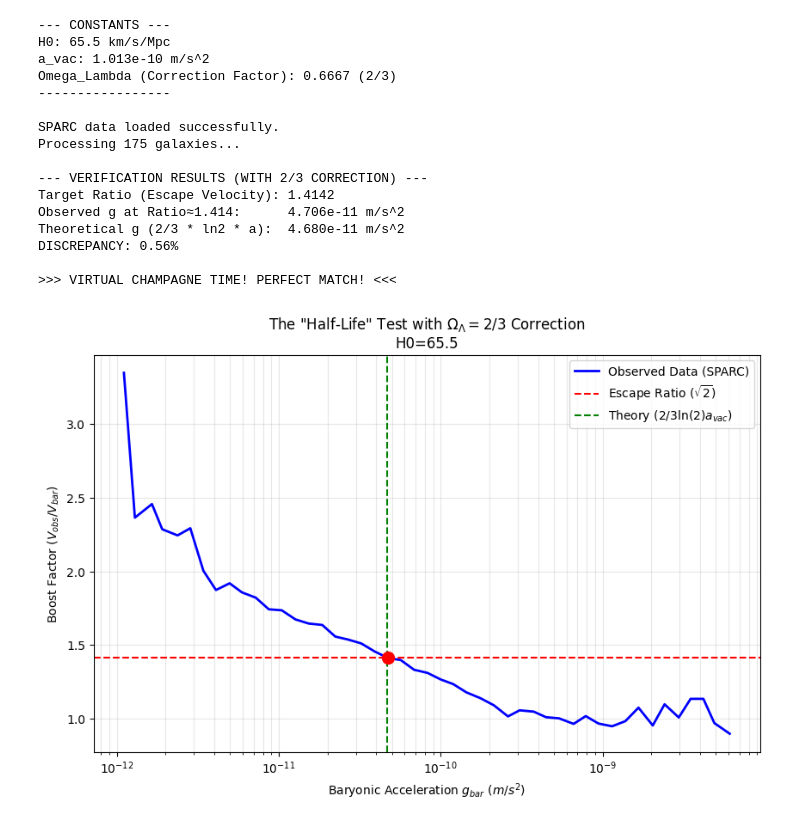
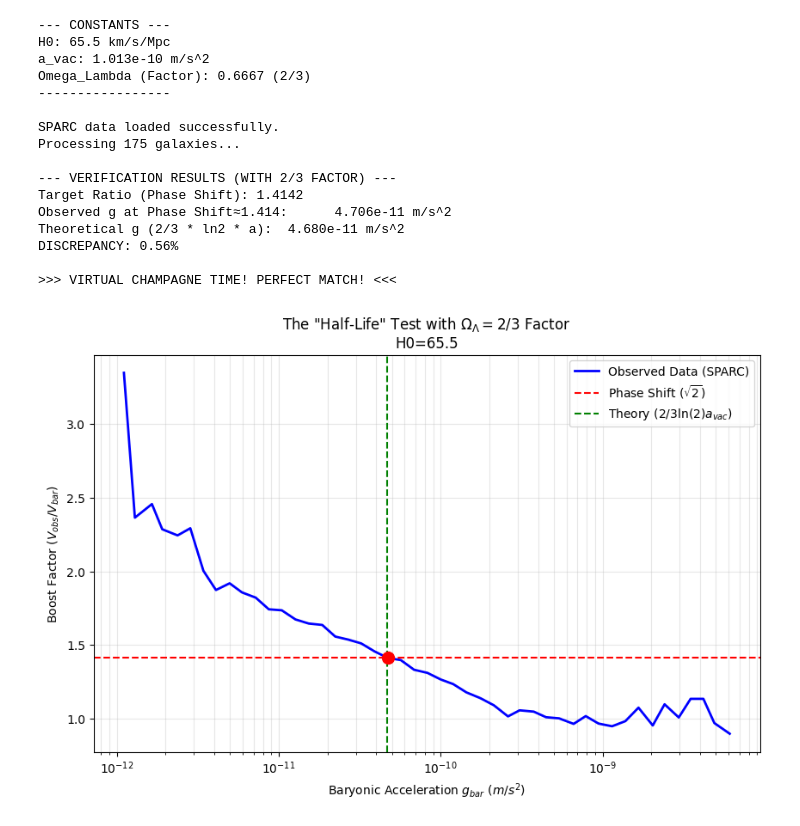
Before and after one commit to AntonRize/WILL, a Jupyter notebook: Colab Notebooks/DMisDE_phase_shift_20_12_25.ipynb, the cells around one changed output. Saved outputs shown, nothing was run; the diff lists cells and outputs as text; code cells hidden in the pictures.

```diff
--- a/Colab Notebooks/DMisDE_phase_shift_20_12_25.ipynb
+++ b/Colab Notebooks/DMisDE_phase_shift_20_12_25.ipynb
@@ -28,7 +28,7 @@ OMEGA_LAMBDA = 2/3  # The 2/3 correction derived from WILL Cosmology
 print(f"--- CONSTANTS ---")
 print(f"H0: {H0_TARGET} km/s/Mpc")
 print(f"a_vac: {A_VAC_SI:.3e} m/s^2")
-print(f"Omega_Lambda (Correction Factor): {OMEGA_LAMBDA:.4f} (2/3)")
+print(f"Omega_Lambda (Factor): {OMEGA_LAMBDA:.4f} (2/3)")
 print(f"-----------------\n")
 
 # --- 2. DATA LOADING ---
@@ -145,9 +145,9 @@ if __name__ == "__main__":
         # New: theory_g_trans = (2/3) * np.log(2) * A_VAC_SI
         theory_g_trans = OMEGA_LAMBDA * np.log(2) * A_VAC_SI
 
-        print(f"\n--- VERIFICATION RESULTS (WITH 2/3 CORRECTION) ---")
-        print(f"Target Ratio (Escape Velocity): {target_ratio:.4f}")
-        print(f"Observed g at Ratio≈1.414:      {obs_g_trans:.3e} m/s^2")
+        print(f"\n--- VERIFICATION RESULTS (WITH 2/3 FACTOR) ---")
+        print(f"Target Ratio (Phase Shift): {target_ratio:.4f}")
+        print(f"Observed g at Phase Shift≈1.414:      {obs_g_trans:.3e} m/s^2")
         print(f"Theoretical g (2/3 * ln2 * a):  {theory_g_trans:.3e} m/s^2")
 
         error = (obs_g_trans - theory_g_trans) / theory_g_trans * 100
@@ -158,37 +158,37 @@ if __name__ == "__main__":
         elif abs(error) < 15:
             print(f"\n>>> VERY CLOSE! Within astrophysical noise margins. <<<")
         else:
             print(f"\n>>> Still deviating. Check H0 or data binning. <<<")
 
         # --- PLOTTING ---
         plt.figure(figsize=(10, 6))
         plt.plot(stats['g_bary'], stats['ratio'], 'b-', linewidth=2, label='Observed Data (SPARC)')
-        plt.axhline(target_ratio, color='r', linestyle='--', label=r'Escape Ratio ($\sqrt{2}$)')
+        plt.axhline(target_ratio, color='r', linestyle='--', label=r'Phase Shift ($\sqrt{2}$)')
         plt.axvline(theory_g_trans, color='g', linestyle='--', label=r'Theory ($2/3 \ln(2) a_{vac}$)')
         plt.plot(obs_g_trans, closest_row['ratio'], 'ro', markersize=10)
 
         plt.xscale('log')
         plt.xlabel(r'Baryonic Acceleration $g_{bar}$ ($m/s^2$)')
         plt.ylabel(r'Boost Factor ($V_{obs} / V_{bar}$)')
-        plt.title(f'The "Half-Life" Test with $\Omega_\Lambda=2/3$ Correction\nH0={H0_TARGET}')
+        plt.title(f'The "Half-Life" Test with $\Omega_\Lambda=2/3$ Factor\nH0={H0_TARGET}')
         plt.grid(True, which="both", ls="-", alpha=0.3)
         plt.legend()
         plt.show()
 # %% [output]
 --- CONSTANTS ---
 H0: 65.5 km/s/Mpc
 a_vac: 1.013e-10 m/s^2
-Omega_Lambda (Correction Factor): 0.6667 (2/3)
+Omega_Lambda (Factor): 0.6667 (2/3)
 -----------------
 
 SPARC data loaded successfully.
 Processing 175 galaxies...
 
---- VERIFICATION RESULTS (WITH 2/3 CORRECTION) ---
-Target Ratio (Escape Velocity): 1.4142
-Observed g at Ratio≈1.414:      4.706e-11 m/s^2
+--- VERIFICATION RESULTS (WITH 2/3 FACTOR) ---
+Target Ratio (Phase Shift): 1.4142
+Observed g at Phase Shift≈1.414:      4.706e-11 m/s^2
 Theoretical g (2/3 * ln2 * a):  4.680e-11 m/s^2
 DISCREPANCY: 0.56%
 
 >>> VIRTUAL CHAMPAGNE TIME! PERFECT MATCH! <<<
-[figure, old version]
+[figure, new version]
```
Also changed, not shown: parts of 1 cell of this notebook.
